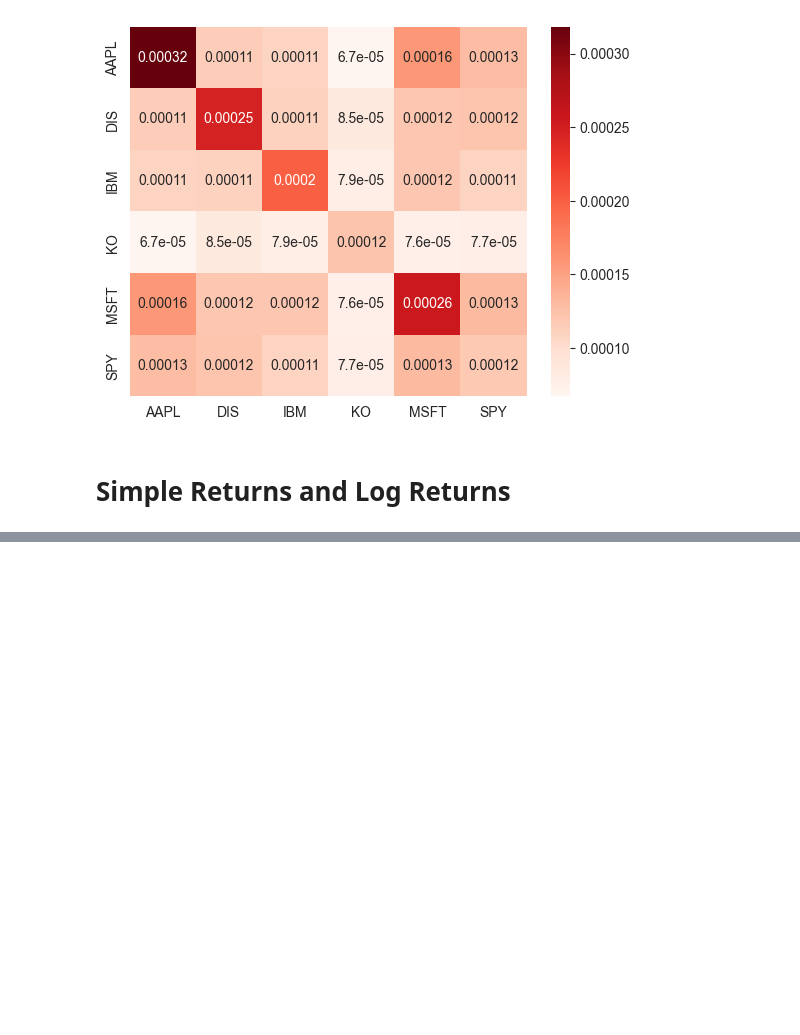
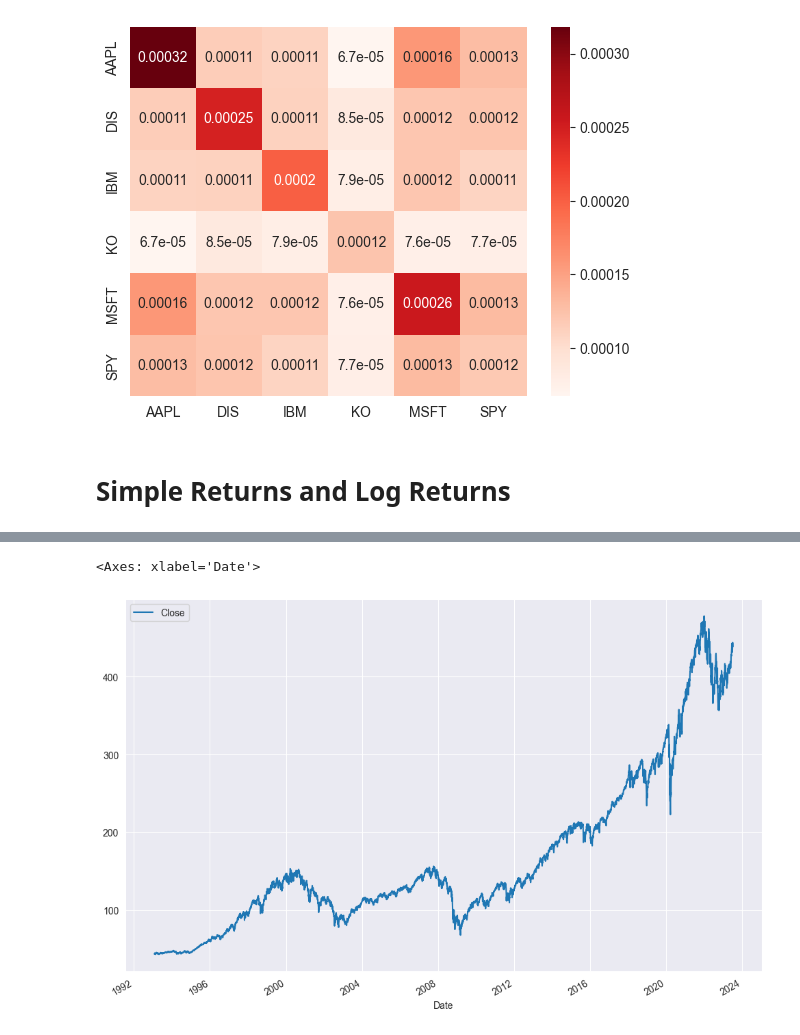
Before and after one commit to apolanco3225/Quant-Finance-Courses, a Jupyter notebook: Algoritmic Trading Bot/Tutorials (exercises)/Algo Trading.ipynb, the cells around one changed output, grey strips where cells are left out. Saved outputs shown, nothing was run; the diff lists cells and outputs as text; code cells hidden in the pictures; blank space fills up the shorter version.

```diff
--- a/Algoritmic Trading Bot/Tutorials (exercises)/Algo Trading.ipynb
+++ b/Algoritmic Trading Bot/Tutorials (exercises)/Algo Trading.ipynb
@@ -452,0 +502,2 @@ sns.heatmap(returns_df.cov(), cmap="Reds", annot=True);
+# %%
+spy_df = yf.download("SPY")
@@ -452,0 +520,3 @@ sns.heatmap(returns_df.cov(), cmap="Reds", annot=True);
+# %%
+spy_df = spy_df.Close.to_frame()
+spy_df.head()
@@ -452,0 +531,5 @@ sns.heatmap(returns_df.cov(), cmap="Reds", annot=True);
+# %%
+spy_df.plot(figsize=(12, 8))
+# %% [output]
+<Axes: xlabel='Date'>
+[figure, added]
```
Also changed, not shown: parts of 22 cells of this notebook.
